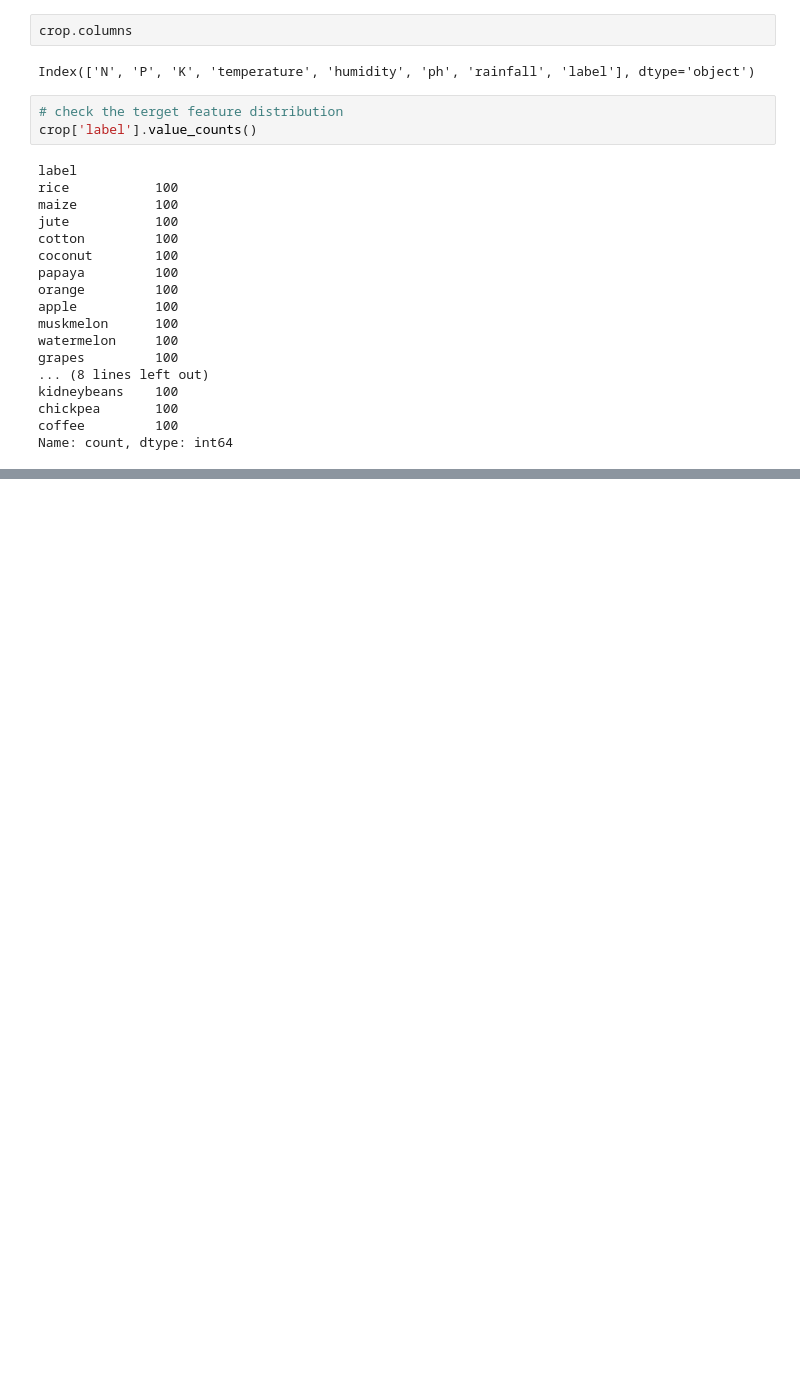
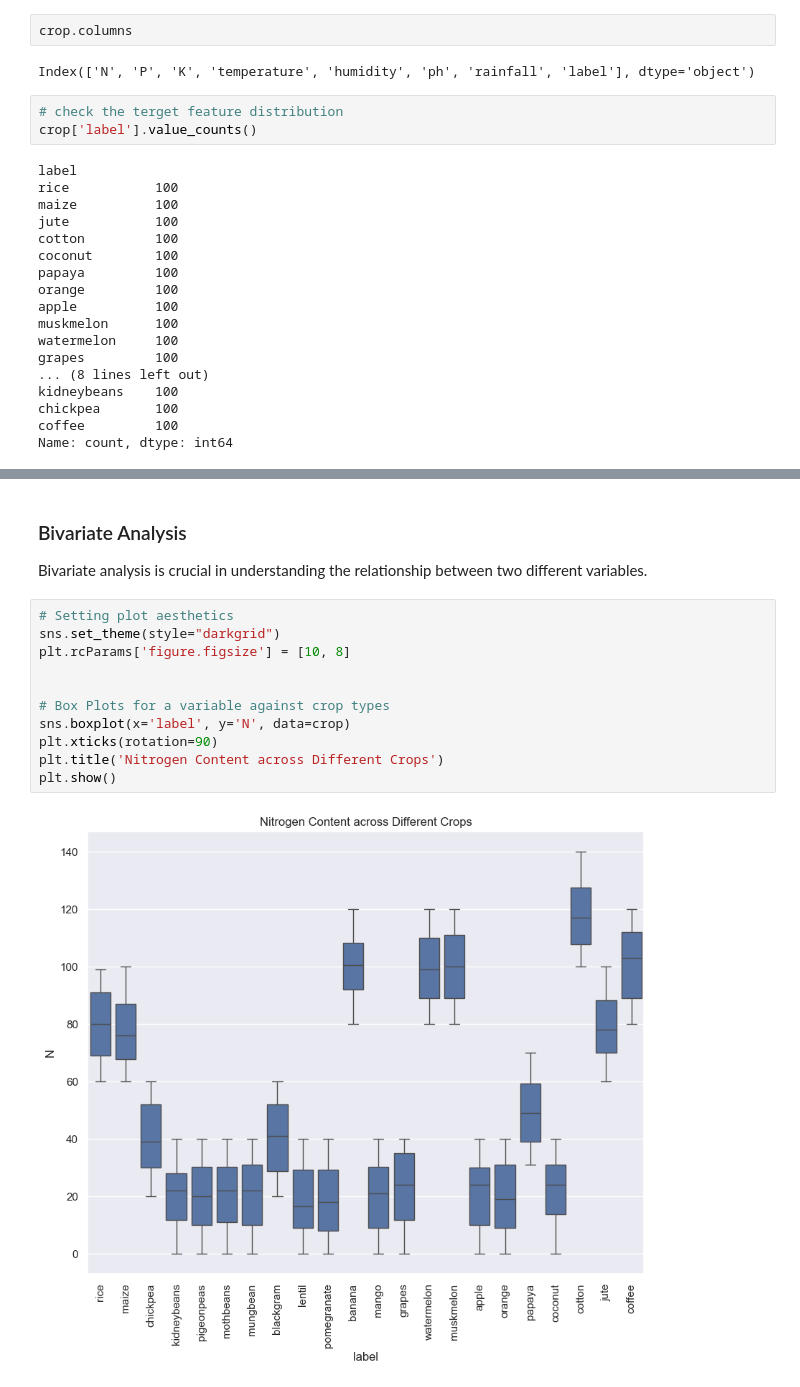
Before and after one commit to Mr-Chakradhar09/week-1, a Jupyter notebook: Crop and Fertilizer Recommendation Project -5/crop.ipynb, the cells around one changed output, grey strips where cells are left out. Cells and saved outputs as stored; diff of their text form; blank space fills up the shorter version.

```diff
--- a/Crop and Fertilizer Recommendation Project -5/crop.ipynb
+++ b/Crop and Fertilizer Recommendation Project -5/crop.ipynb
@@ -109,0 +180,16 @@ Name: count, dtype: int64
+# %% [markdown]
+### Bivariate Analysis
+Bivariate analysis is crucial in understanding the relationship between two different variables.
+# %%
+# Setting plot aesthetics
+sns.set_theme(style="darkgrid")
+plt.rcParams['figure.figsize'] = [10, 8]
+
+
+# Box Plots for a variable against crop types
+sns.boxplot(x='label', y='N', data=crop)
+plt.xticks(rotation=90)
+plt.title('Nitrogen Content across Different Crops')
+plt.show()
+# %% [output]
+[figure, added]
```
Also changed, not shown: parts of 11 cells of this notebook.
